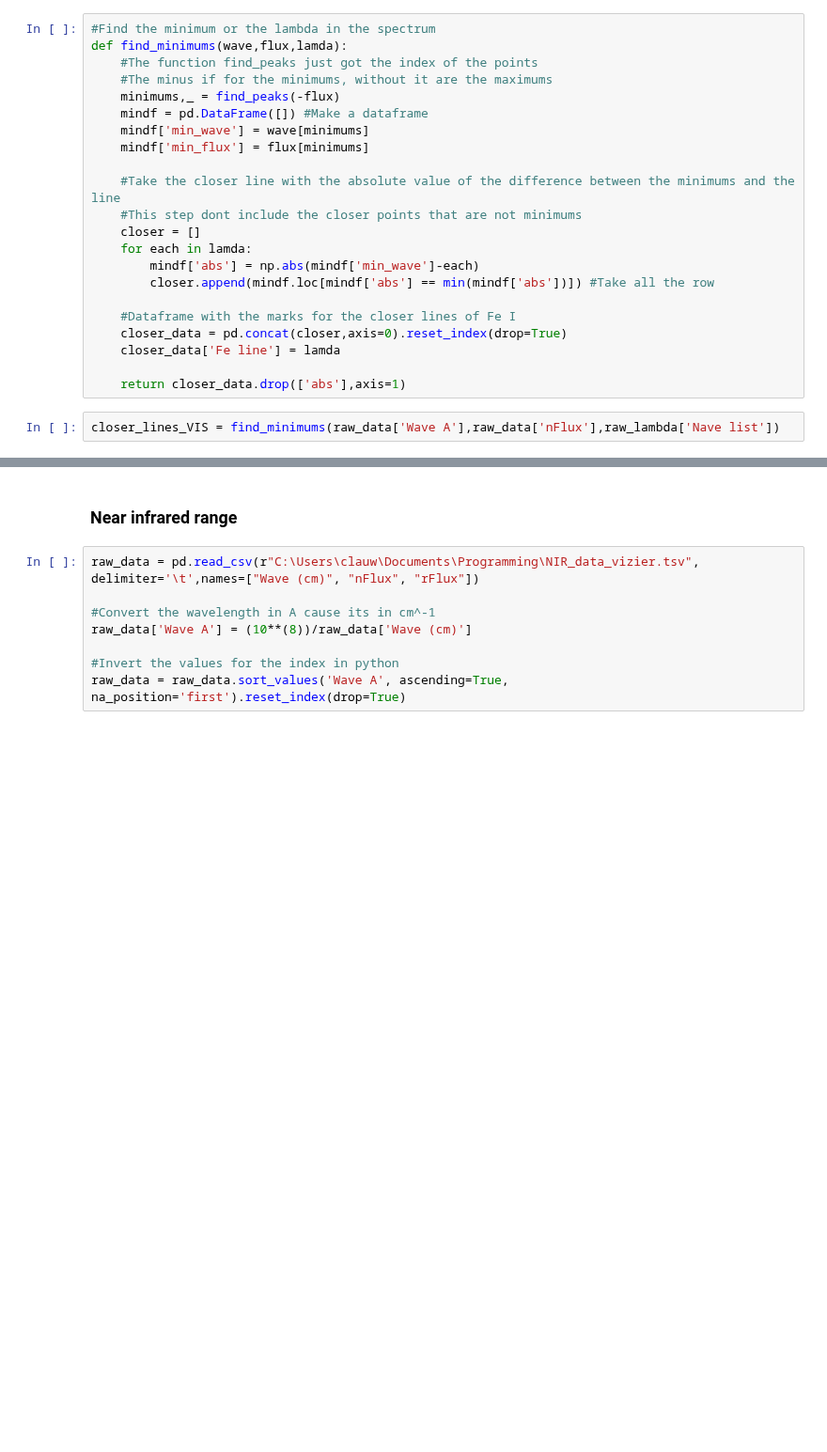
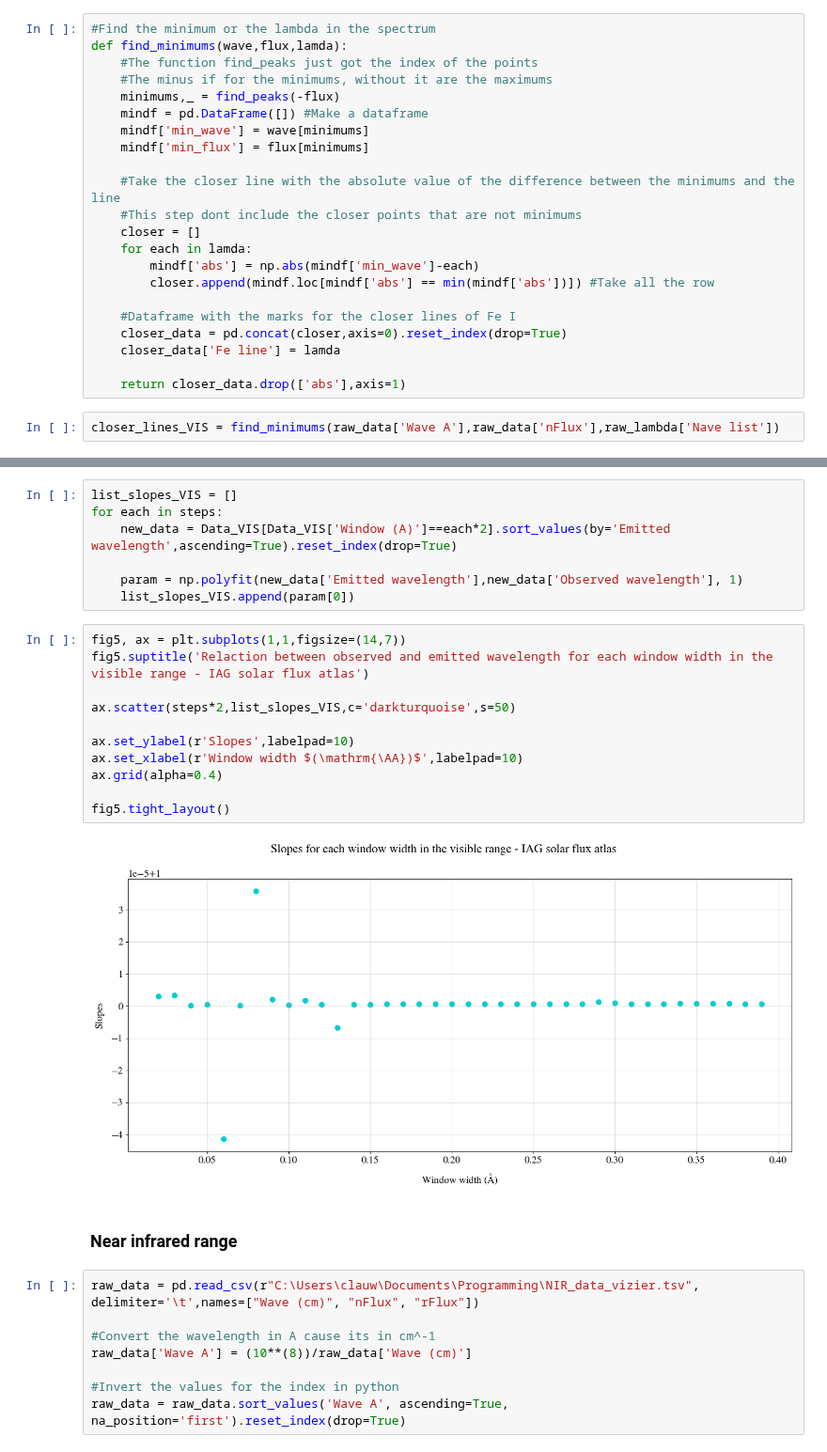
Before and after one commit to ccuellarn/Measurement-and-Characterization-of-Granulation-Patterns-in-the-IAG-Solar-Flux-Spectrum, a Jupyter notebook: Project/Characterization/Statistics/Statistical analysis.ipynb, the cells around one changed output, grey strips where cells are left out. Shown at 94% size. Saved outputs shown, nothing was run; the diff lists cells and outputs as text; blank space fills up the shorter version.

```diff
--- a/Project/Characterization/Statistics/Statistical analysis.ipynb
+++ b/Project/Characterization/Statistics/Statistical analysis.ipynb
@@ -307,3 +210,23 @@ TypeError: Uncertainty() takes 1 positional argument but 2 were given
+# %%
+list_slopes_VIS = []
+for each in steps:
+    new_data = Data_VIS[Data_VIS['Window (A)']==each*2].sort_values(by='Emitted wavelength',ascending=True).reset_index(drop=True)
+
+    param = np.polyfit(new_data['Emitted wavelength'],new_data['Observed wavelength'], 1)
+    list_slopes_VIS.append(param[0])
+# %%
+fig5, ax = plt.subplots(1,1,figsize=(14,7))
+fig5.suptitle('Relaction between observed and emitted wavelength for each window width in the visible range - IAG solar flux atlas')
+
+ax.scatter(steps*2,list_slopes_VIS,c='darkturquoise',s=50)
+
+ax.set_ylabel(r'Slopes',labelpad=10)
+ax.set_xlabel(r'Window width $(\mathrm{\AA})$',labelpad=10)
+ax.grid(alpha=0.4)
+
+fig5.tight_layout()
+# %% [output]
+[figure, added]
 # %% [markdown]
 ### Near infrared range
 # %%
```
Also changed, not shown: parts of 23 cells of this notebook.
